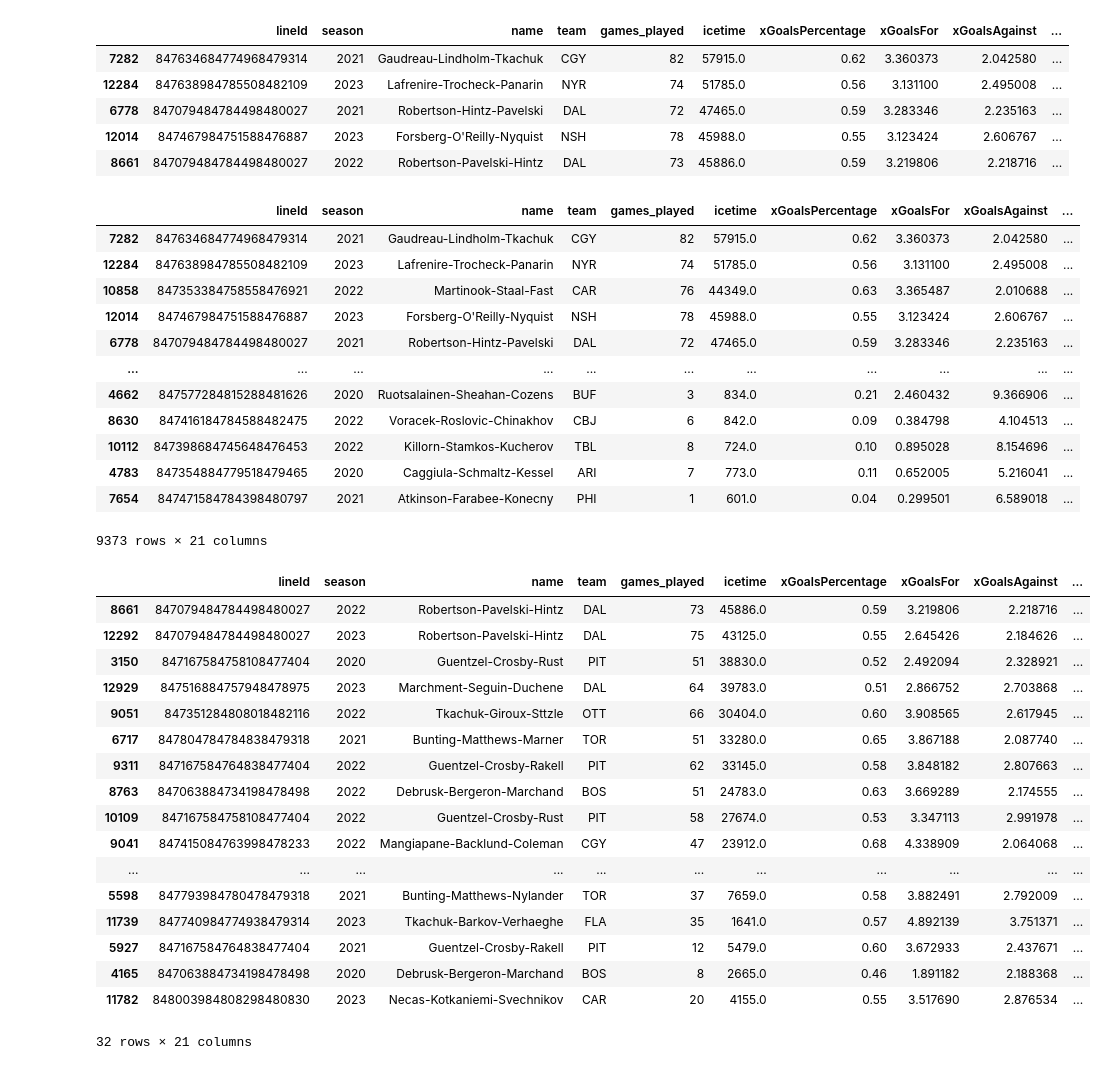
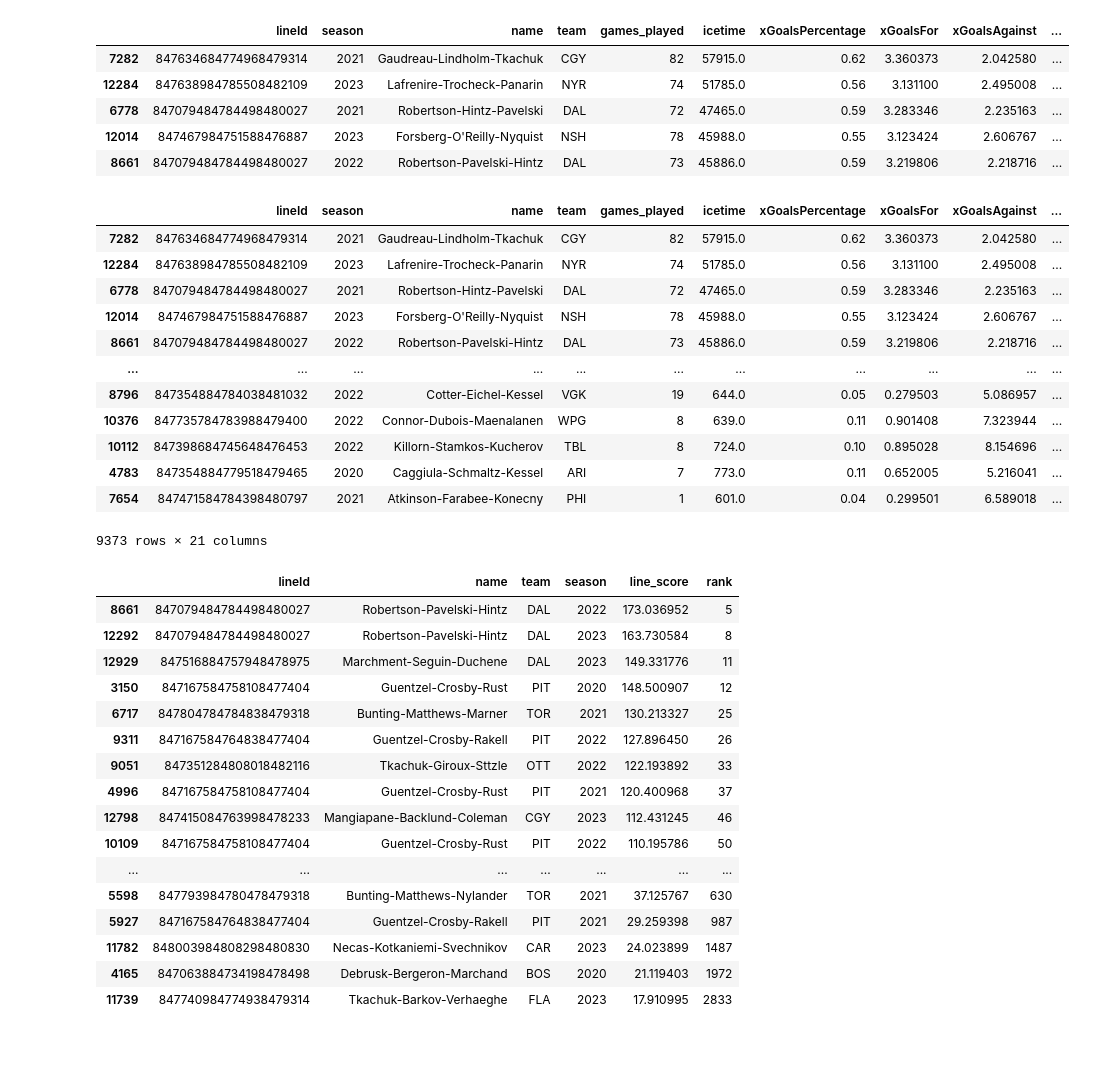
Before and after one commit to emrkel/NHL-Line-Optimisation, a Jupyter notebook: dataWrangling.ipynb, the cells around one changed output. Drawn from its saved outputs; the diff is of its cells as text; code cells hidden in the pictures.

Commit message:
discover issue in merging of datasets! - some players being excluded and not including all seasons played

```diff
--- a/dataWrangling.ipynb
+++ b/dataWrangling.ipynb
@@ -385,8 +385,8 @@ forwardsSortedIceTime
 9373 rows × 17 columns
 # %%
 weights = {
-    'icetimeMins': 0.03,
-    'normalised_games_played': 0.2,
+    'icetimeMins': 0.2,
+    'normalised_games_played': 0.15,
     'xGoalsPercentage': 0.6,
     'xGoalsFor': 0.35,
     'xGoalsAgainst': -0.35,
@@ -456,12 +456,12 @@ bestLines
 |  | lineId | season | name | team | games_played | icetime | xGoalsPercentage | xGoalsFor | xGoalsAgainst | ... |
 | 7282 | 847634684774968479314 | 2021 | Gaudreau-Lindholm-Tkachuk | CGY | 82 | 57915.0 | 0.62 | 3.360373 | 2.042580 | ... |
 | 12284 | 847638984785508482109 | 2023 | Lafrenire-Trocheck-Panarin | NYR | 74 | 51785.0 | 0.56 | 3.131100 | 2.495008 | ... |
-| 10858 | 847353384758558476921 | 2022 | Martinook-Staal-Fast | CAR | 76 | 44349.0 | 0.63 | 3.365487 | 2.010688 | ... |
+| 6778 | 847079484784498480027 | 2021 | Robertson-Hintz-Pavelski | DAL | 72 | 47465.0 | 0.59 | 3.283346 | 2.235163 | ... |
 | 12014 | 847467984751588476887 | 2023 | Forsberg-O'Reilly-Nyquist | NSH | 78 | 45988.0 | 0.55 | 3.123424 | 2.606767 | ... |
-| 6778 | 847079484784498480027 | 2021 | Robertson-Hintz-Pavelski | DAL | 72 | 47465.0 | 0.59 | 3.283346 | 2.235163 | ... |
+| 8661 | 847079484784498480027 | 2022 | Robertson-Pavelski-Hintz | DAL | 73 | 45886.0 | 0.59 | 3.219806 | 2.218716 | ... |
 | ... | ... | ... | ... | ... | ... | ... | ... | ... | ... | ... |
-| 4662 | 847577284815288481626 | 2020 | Ruotsalainen-Sheahan-Cozens | BUF | 3 | 834.0 | 0.21 | 2.460432 | 9.366906 | ... |
-| 8630 | 847416184784588482475 | 2022 | Voracek-Roslovic-Chinakhov | CBJ | 6 | 842.0 | 0.09 | 0.384798 | 4.104513 | ... |
+| 8796 | 847354884784038481032 | 2022 | Cotter-Eichel-Kessel | VGK | 19 | 644.0 | 0.05 | 0.279503 | 5.086957 | ... |
+| 10376 | 847735784783988479400 | 2022 | Connor-Dubois-Maenalanen | WPG | 8 | 639.0 | 0.11 | 0.901408 | 7.323944 | ... |
 | 10112 | 847398684745648476453 | 2022 | Killorn-Stamkos-Kucherov | TBL | 8 | 724.0 | 0.10 | 0.895028 | 8.154696 | ... |
 | 4783 | 847354884779518479465 | 2020 | Caggiula-Schmaltz-Kessel | ARI | 7 | 773.0 | 0.11 | 0.652005 | 5.216041 | ... |
 | 7654 | 847471584784398480797 | 2021 | Atkinson-Farabee-Konecny | PHI | 1 | 601.0 | 0.04 | 0.299501 | 6.589018 | ... |
@@ -469,29 +469,28 @@ bestLines
 # %%
 best = ['Robertson-Pavelski-Hintz', 'Marchand-Bergeron-Debrusk','Stephenson-Eichel-Stone',
              'Tkachuk-Barkov-Verhaeghe', 'Tatar-Hischier-Zetterlund', 'Mangiapane-Backlund-Coleman', 'Debrusk-Bergeron-Marchand',
              'Bunting-Matthews-Nylander', 'Byfield-Kopitar-Kempe', 'Necas-Kotkaniemi-Svechnikov', 'Guentzel-Crosby-Rakell',
              'Hall-Krejci-Pastrnak', 'Bunting-Matthews-Marner', 'Tkachuk-Giroux-Sttzle', 'Guentzel-Crosby-Rust', 'Reinhart-Barkov-Rodrigues',
              'Marchment-Seguin-Duchene', 'Joshua-Blueger-Garland', 'Zary-Kadri-Pospisil']
 
 
 best = bestLines[bestLines['name'].isin(best)]
-best
+best[['lineId', 'name', 'team', 'season', 'line_score', 'rank']]
 # %% [output]
-|  | lineId | season | name | team | games_played | icetime | xGoalsPercentage | xGoalsFor | xGoalsAgainst | ... |
-| 8661 | 847079484784498480027 | 2022 | Robertson-Pavelski-Hintz | DAL | 73 | 45886.0 | 0.59 | 3.219806 | 2.218716 | ... |
-| 12292 | 847079484784498480027 | 2023 | Robertson-Pavelski-Hintz | DAL | 75 | 43125.0 | 0.55 | 2.645426 | 2.184626 | ... |
-| 3150 | 847167584758108477404 | 2020 | Guentzel-Crosby-Rust | PIT | 51 | 38830.0 | 0.52 | 2.492094 | 2.328921 | ... |
-| 12929 | 847516884757948478975 | 2023 | Marchment-Seguin-Duchene | DAL | 64 | 39783.0 | 0.51 | 2.866752 | 2.703868 | ... |
-| 9051 | 847351284808018482116 | 2022 | Tkachuk-Giroux-Sttzle | OTT | 66 | 30404.0 | 0.60 | 3.908565 | 2.617945 | ... |
-| 6717 | 847804784784838479318 | 2021 | Bunting-Matthews-Marner | TOR | 51 | 33280.0 | 0.65 | 3.867188 | 2.087740 | ... |
-| 9311 | 847167584764838477404 | 2022 | Guentzel-Crosby-Rakell | PIT | 62 | 33145.0 | 0.58 | 3.848182 | 2.807663 | ... |
-| 8763 | 847063884734198478498 | 2022 | Debrusk-Bergeron-Marchand | BOS | 51 | 24783.0 | 0.63 | 3.669289 | 2.174555 | ... |
-| 10109 | 847167584758108477404 | 2022 | Guentzel-Crosby-Rust | PIT | 58 | 27674.0 | 0.53 | 3.347113 | 2.991978 | ... |
-| 9041 | 847415084763998478233 | 2022 | Mangiapane-Backlund-Coleman | CGY | 47 | 23912.0 | 0.68 | 4.338909 | 2.064068 | ... |
-| ... | ... | ... | ... | ... | ... | ... | ... | ... | ... | ... |
-| 5598 | 847793984780478479318 | 2021 | Bunting-Matthews-Nylander | TOR | 37 | 7659.0 | 0.58 | 3.882491 | 2.792009 | ... |
-| 11739 | 847740984774938479314 | 2023 | Tkachuk-Barkov-Verhaeghe | FLA | 35 | 1641.0 | 0.57 | 4.892139 | 3.751371 | ... |
-| 5927 | 847167584764838477404 | 2021 | Guentzel-Crosby-Rakell | PIT | 12 | 5479.0 | 0.60 | 3.672933 | 2.437671 | ... |
-| 4165 | 847063884734198478498 | 2020 | Debrusk-Bergeron-Marchand | BOS | 8 | 2665.0 | 0.46 | 1.891182 | 2.188368 | ... |
-| 11782 | 848003984808298480830 | 2023 | Necas-Kotkaniemi-Svechnikov | CAR | 20 | 4155.0 | 0.55 | 3.517690 | 2.876534 | ... |
+|  | lineId | name | team | season | line_score | rank |
+| 8661 | 847079484784498480027 | Robertson-Pavelski-Hintz | DAL | 2022 | 173.036952 | 5 |
+| 12292 | 847079484784498480027 | Robertson-Pavelski-Hintz | DAL | 2023 | 163.730584 | 8 |
+| 12929 | 847516884757948478975 | Marchment-Seguin-Duchene | DAL | 2023 | 149.331776 | 11 |
+| 3150 | 847167584758108477404 | Guentzel-Crosby-Rust | PIT | 2020 | 148.500907 | 12 |
+| 6717 | 847804784784838479318 | Bunting-Matthews-Marner | TOR | 2021 | 130.213327 | 25 |
+| 9311 | 847167584764838477404 | Guentzel-Crosby-Rakell | PIT | 2022 | 127.896450 | 26 |
+| 9051 | 847351284808018482116 | Tkachuk-Giroux-Sttzle | OTT | 2022 | 122.193892 | 33 |
+| 4996 | 847167584758108477404 | Guentzel-Crosby-Rust | PIT | 2021 | 120.400968 | 37 |
+| 12798 | 847415084763998478233 | Mangiapane-Backlund-Coleman | CGY | 2023 | 112.431245 | 46 |
+| 10109 | 847167584758108477404 | Guentzel-Crosby-Rust | PIT | 2022 | 110.195786 | 50 |
+| ... | ... | ... | ... | ... | ... | ... |
+| 5598 | 847793984780478479318 | Bunting-Matthews-Nylander | TOR | 2021 | 37.125767 | 630 |
+| 5927 | 847167584764838477404 | Guentzel-Crosby-Rakell | PIT | 2021 | 29.259398 | 987 |
+| 11782 | 848003984808298480830 | Necas-Kotkaniemi-Svechnikov | CAR | 2023 | 24.023899 | 1487 |
+| 4165 | 847063884734198478498 | Debrusk-Bergeron-Marchand | BOS | 2020 | 21.119403 | 1972 |
+| 11739 | 847740984774938479314 | Tkachuk-Barkov-Verhaeghe | FLA | 2023 | 17.910995 | 2833 |
-32 rows × 21 columns
```
Also changed, not shown: parts of 8 cells of this notebook.
